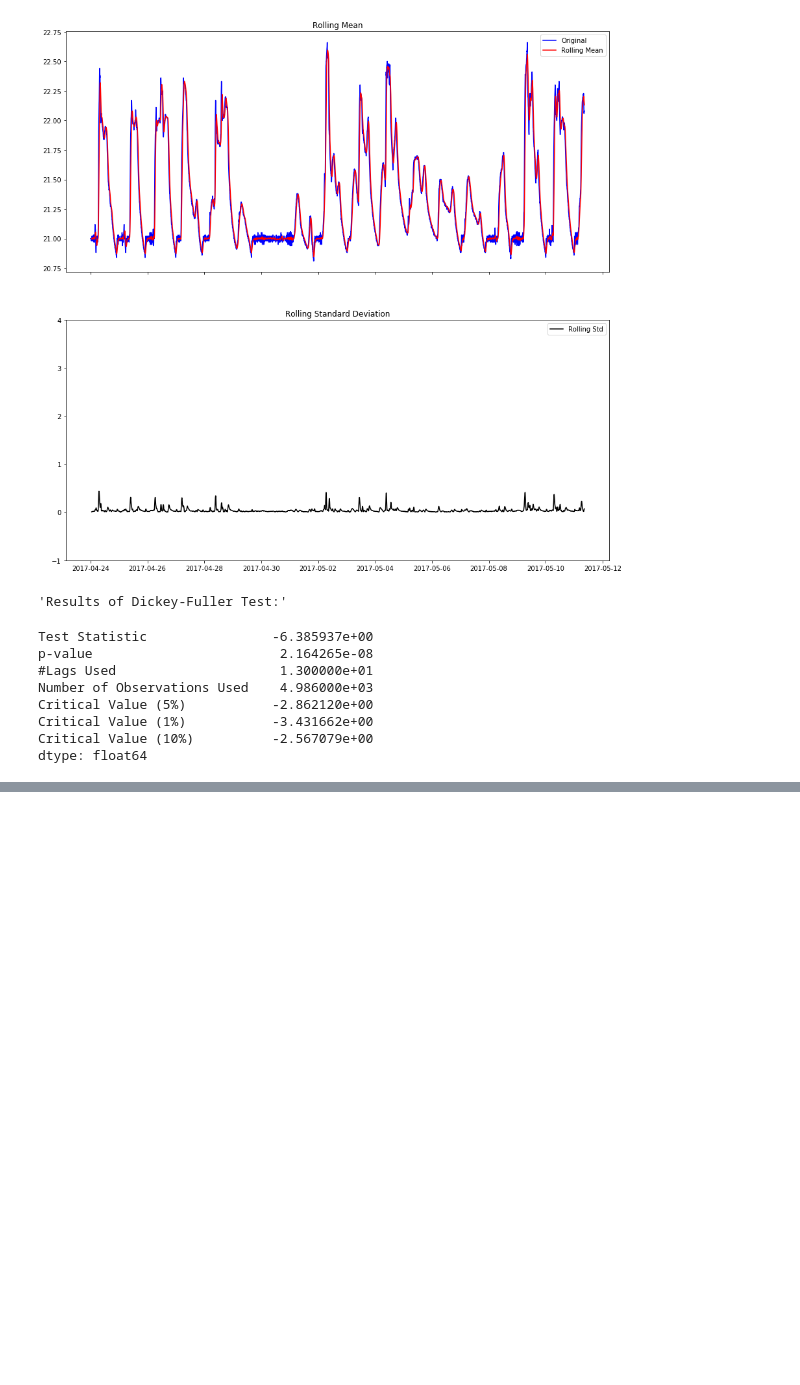
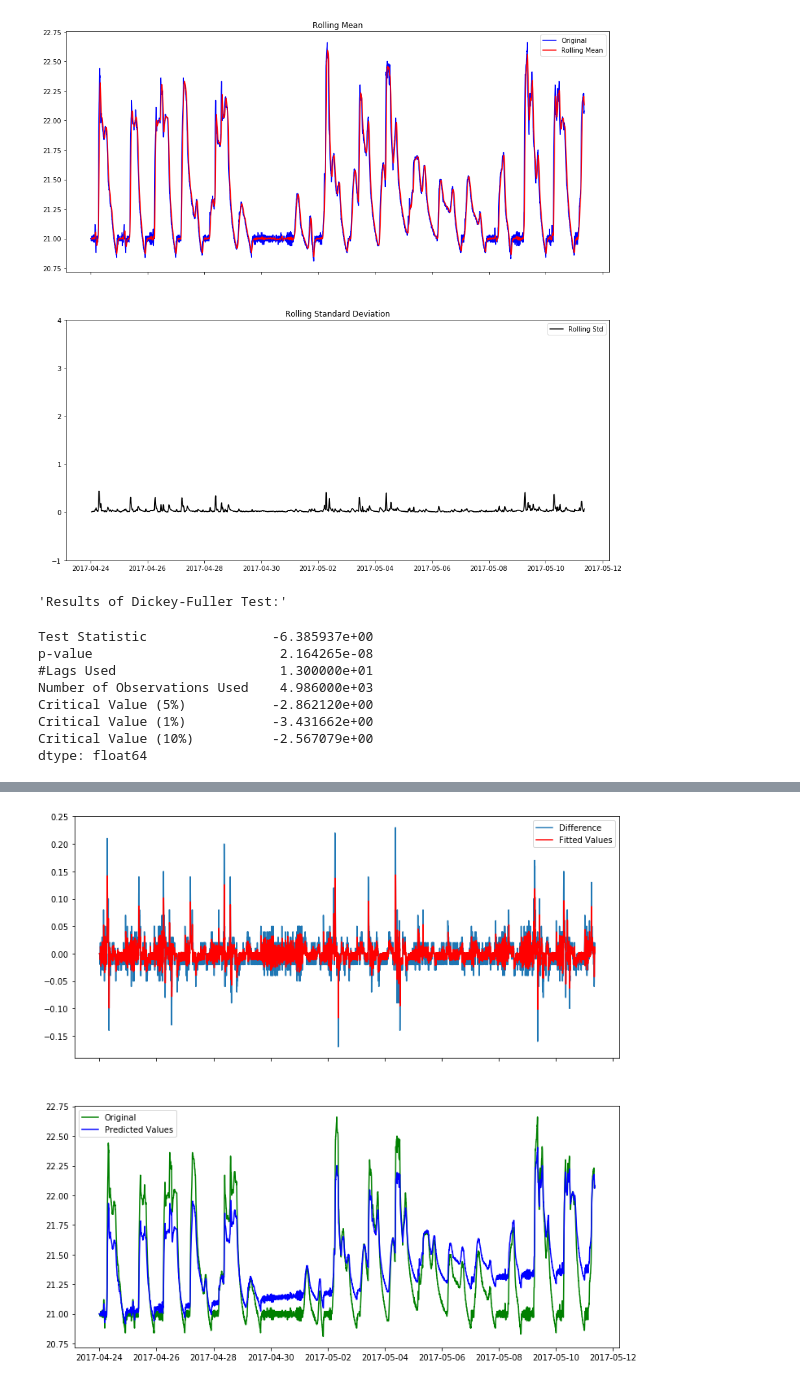
Before and after one commit to T3SC/smart-energy, a Jupyter notebook: ts_analysis.ipynb, the cells around one changed output, grey strips where cells are left out. Saved outputs shown, nothing was run; the diff lists cells and outputs as text; code cells hidden in the pictures; blank space fills up the shorter version.

Commit message:
Predictions added

```diff
--- a/ts_analysis.ipynb
+++ b/ts_analysis.ipynb
@@ -138,0 +142,28 @@ plt.tight_layout()
+# %%
+from statsmodels.tsa.arima_model import ARIMA
+
+def prediction():
+    ts = read_file()
+    ts_diff = ts - ts.shift()
+    model = ARIMA(ts, order=(2, 1, 2))
+    results_ARIMA = model.fit(disp=-1)
+
+    predictions_ARIMA_diff = pd.Series(results_ARIMA.fittedvalues, copy=True)
+    predictions_ARIMA_diff_cumsum = predictions_ARIMA_diff.cumsum()
+    predictions_ARIMA = pd.Series(ts.iloc[0], index=ts.index)
+    predictions_ARIMA = predictions_ARIMA.add(predictions_ARIMA_diff_cumsum,fill_value=0)
+
+    f, axarr = plt.subplots(2,figsize=(12,12), sharex=True)
+    axarr[0].plot(ts_diff, label = 'Difference')
+    axarr[0].plot(results_ARIMA.fittedvalues, color='red', label = 'Fitted Values')
+    axarr[0].legend(loc='best')
+    #axarr[].title('RSS: %.4f'% sum((results_ARIMA.fittedvalues-ts_diff)**2))
+    axarr[1].plot(ts, 'g', label='Original')
+    axarr[1].plot(predictions_ARIMA, 'b', label='Predicted Values' )
+    axarr[1].legend(loc='best')
+    #plt.title('RMSE: %.4f'% np.sqrt(sum((predictions_ARIMA-ts)**2)/len(ts)))
+    plt.show()
+
+prediction()
+# %% [output]
+[figure, added]
```
Also changed, not shown: parts of 3 cells of this notebook.
